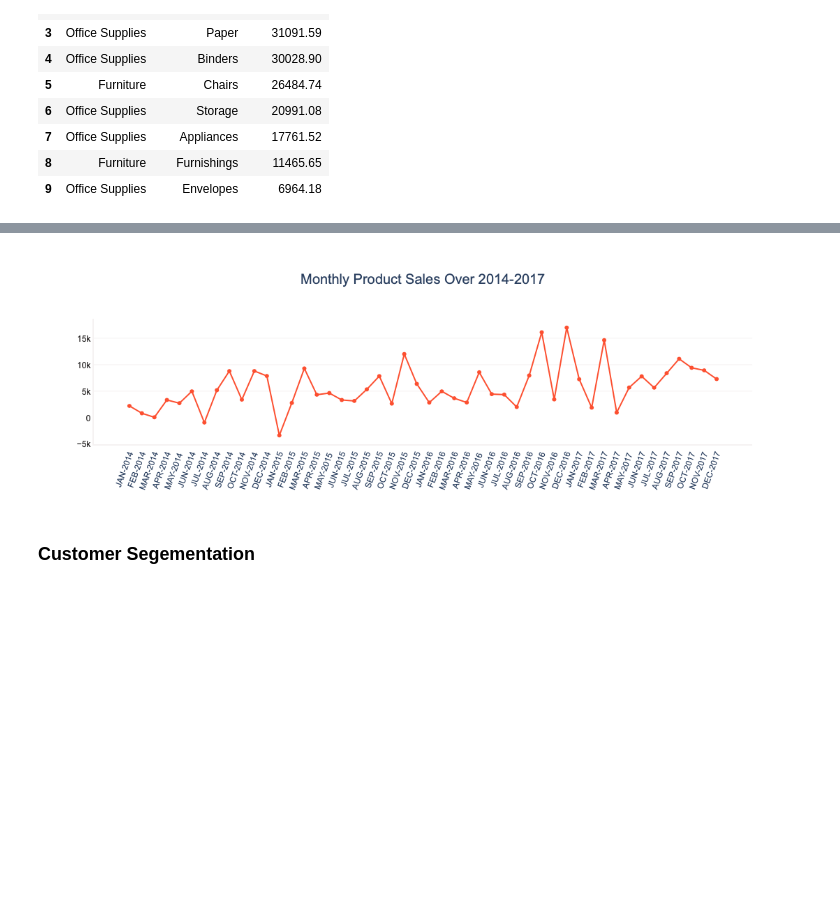
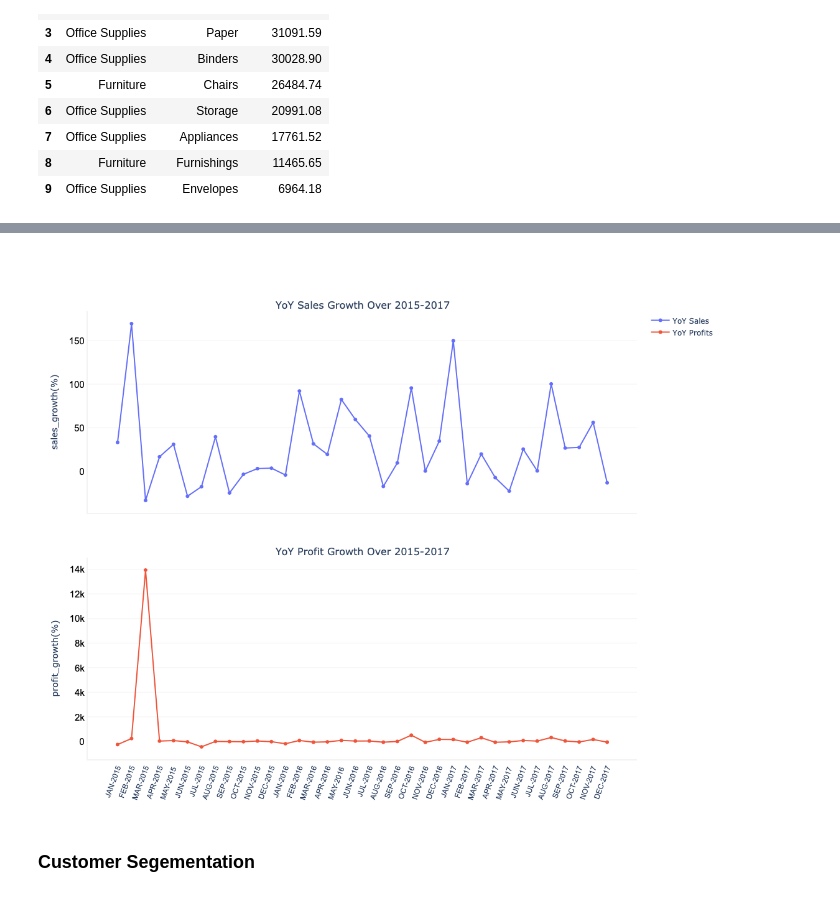
Before and after one commit to gdayjilljiw/sql-based-project, a Jupyter notebook: sql-data.ipynb, the cells around one changed output, grey strips where cells are left out. Saved outputs shown, nothing was run; the diff lists cells and outputs as text; code cells hidden in the pictures; blank space fills up the shorter version.

```diff
--- a/sql-data.ipynb
+++ b/sql-data.ipynb
@@ -21,7 +24,7 @@ from plotly.subplots import make_subplots
 # %%
 plt.style.use('fivethirtyeight')
 pd.set_option('display.max_columns', None)
-pd.set_option('display.max_rows', 100)
+pd.set_option('display.max_rows', 200)
 rcParams['font.size'] = 9
 rcParams['lines.linewidth'] = 2
 rcParams['figure.dpi'] = 150
@@ -29,7 +32,7 @@ rcParams['figure.figsize'] = (12,8)
 rcParams['figure.facecolor'] = 'white'
 rcParams['figure.edgecolor'] = 'white'
 rcParams['axes.facecolor'] = 'white'
-rcParams['axes.edgecolor'] = 'white'
+# rcParams['axes.edgecolor'] = 'white'
 rcParams['axes.grid'] = 'False'
 # %%
 customers = pd.read_csv('./superstore/superstore_customers.csv')
@@ -507,20 +687,29 @@ fig.show()
 # %%
-fig = go.Figure()
+fig = make_subplots(2,1, shared_xaxes=True, vertical_spacing=0.1,
+                    subplot_titles=('YoY Sales Growth Over 2015-2017', 'YoY Profit Growth Over 2015-2017'))
 fig.add_trace(go.Scatter(
-    x = monthly_df['month_year'],
-    y = monthly_df['total_profits'],
+    y=monthly_yoy_df['yoy_sales'].dropna(),
+    x=monthly_yoy_df['month_year'][12:],
     mode = 'lines + markers',
-    name = 'Montly Sales',
-    marker_color = '#fc4f30',
-))
-fig.update_layout(plot_bgcolor = 'white', title = 'Monthly Product Sales Over 2014-2017',
-                  title_font_family = 'Arial', title_font_size = 20, title_x = 0.5)
-fig.update_xaxes(showline = True, linecolor = '#f5f2f2', linewidth = 2, tickfont_family = 'Arial', tickfont_size = 12, tickangle =290)
+    name = 'YoY Sales'
+), row=1, col=1)
+fig.add_trace(go.Scatter(
+    x=monthly_yoy_df['month_year'][12:],
+    y=monthly_yoy_df['yoy_profits'].dropna(),
+
+    mode = 'lines+markers',
+    name='YoY Profits'
+    ), row=2, col=1
+)
+fig.update_layout(height=6*150, plot_bgcolor = 'white', title_font_family = 'Arial', title_font_size = 20, title_x = 0.5)
+fig.update_xaxes(showline = True, linecolor = '#f5f2f2',linewidth = 2, tickfont_family = 'Arial', tickfont_size = 12, tickangle =290)
 fig.update_yaxes(showline = True, linecolor = '#f5f2f2', showgrid = True, gridwidth = 1, gridcolor = '#f5f2f2',
-                 linewidth = 2, tickfont_family = 'Arial', tickfont_color = '#221f1f', tickfont_size = 12)
+                 linewidth = 2, tickfont_family = 'Arial', tickfont_color = 'black', tickfont_size = 15)
+fig.update_yaxes(row=1, title_text='sales_growth(%)')
+fig.update_yaxes(row=2, title_text='profit_growth(%)')
 fig.show()
 # %% [output]
-[figure, old version]
+[figure, new version]
 # %% [markdown]
 ### Customer Segementation
 # %% [markdown]
```
Also changed, not shown: parts of 47 cells of this notebook, 19 other files.
